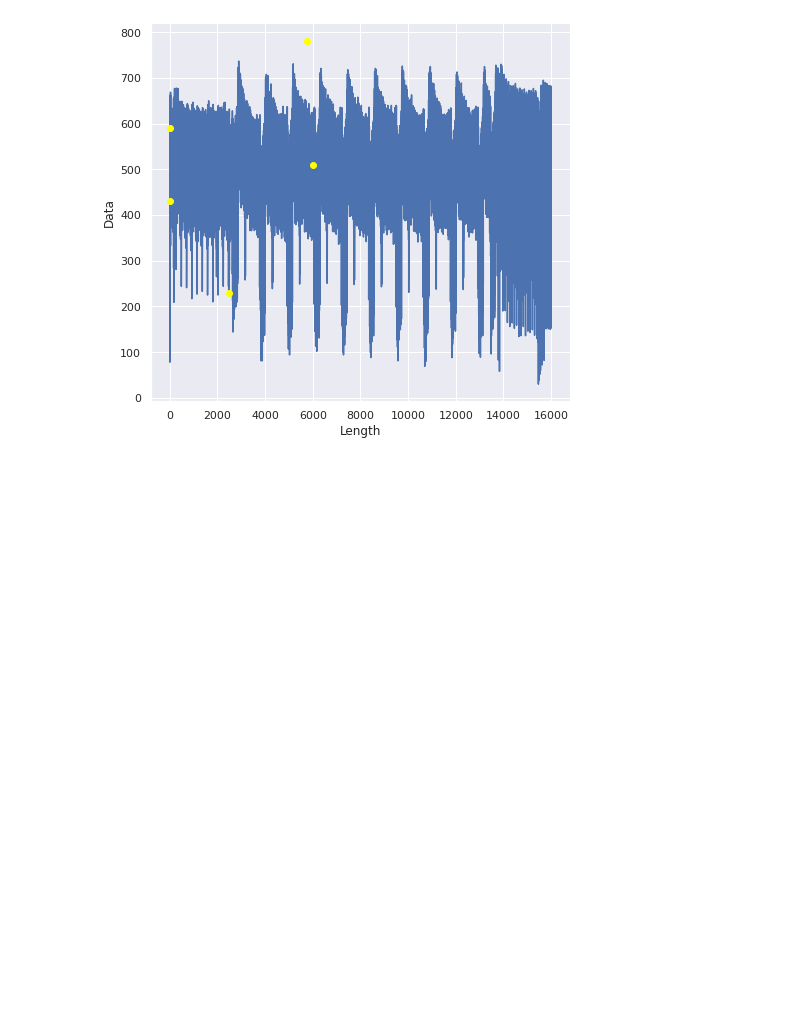
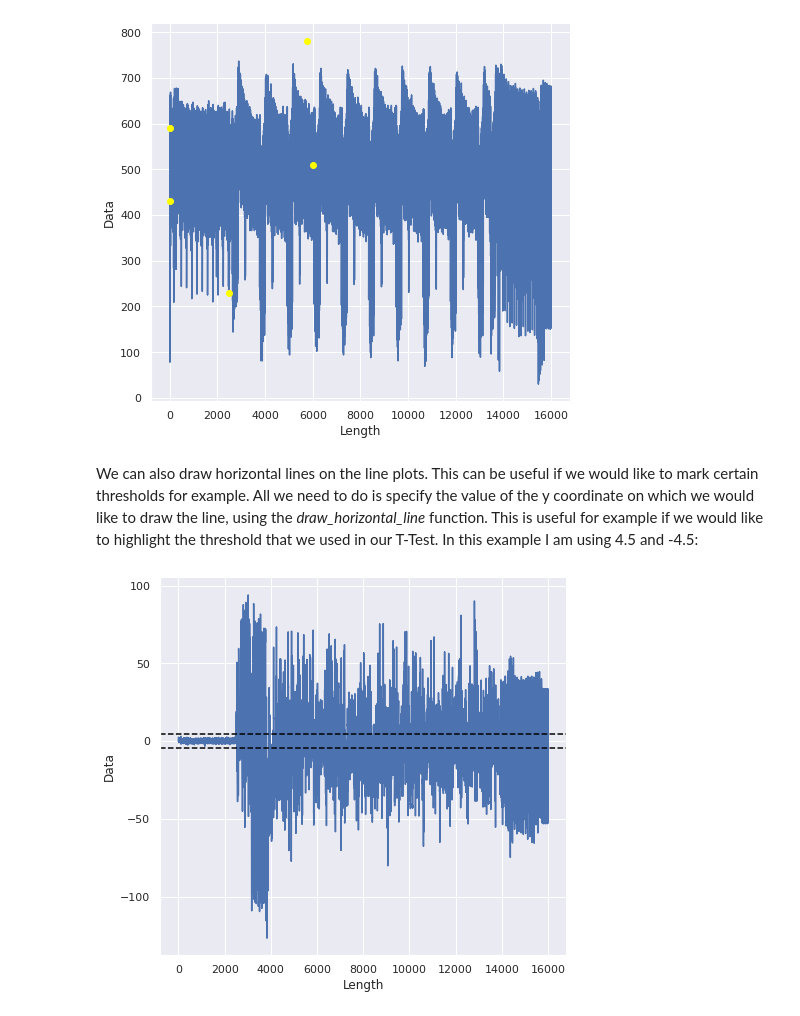
Before and after one commit to RazePerson/sca-leakage-detection-framework, a Jupyter notebook: sca-leakage-detection-framework/main-app.ipynb, the cells around one changed output. Saved outputs shown, nothing was run; the diff lists cells and outputs as text; code cells hidden in the pictures; blank space fills up the shorter version.

Commit message:
Added vertical line functionality + documented further

```diff
--- a/sca-leakage-detection-framework/main-app.ipynb
+++ b/sca-leakage-detection-framework/main-app.ipynb
@@ -243,3 +243,10 @@ coord = ((12, 430), (30, 590), (2500, 230), (5760, 781), (6000, 510))
 plotter.create_line_plot(trace_data.get_all_traces()).highlight_points(coord, marker="o", color="yellow").plot()
 # %% [output]
 [figure]
+# %% [markdown]
+We can also draw horizontal lines on the line plots. This can be useful if we would like to mark certain thresholds for example. All we need to do is specify the value of the y coordinate on which we would like to draw the line, using the *draw_horizontal_line* function.
+This is useful for example if we would like to highlight the threshold that we used in our T-Test. In this example I am using 4.5 and -4.5:
+# %%
+plotter.create_line_plot(t_statistic).draw_horizontal_line(4.5).draw_horizontal_line(-4.5).plot()
+# %% [output]
+[figure, added]
```
Also changed, not shown: parts of 13 cells of this notebook, 5 other files.
